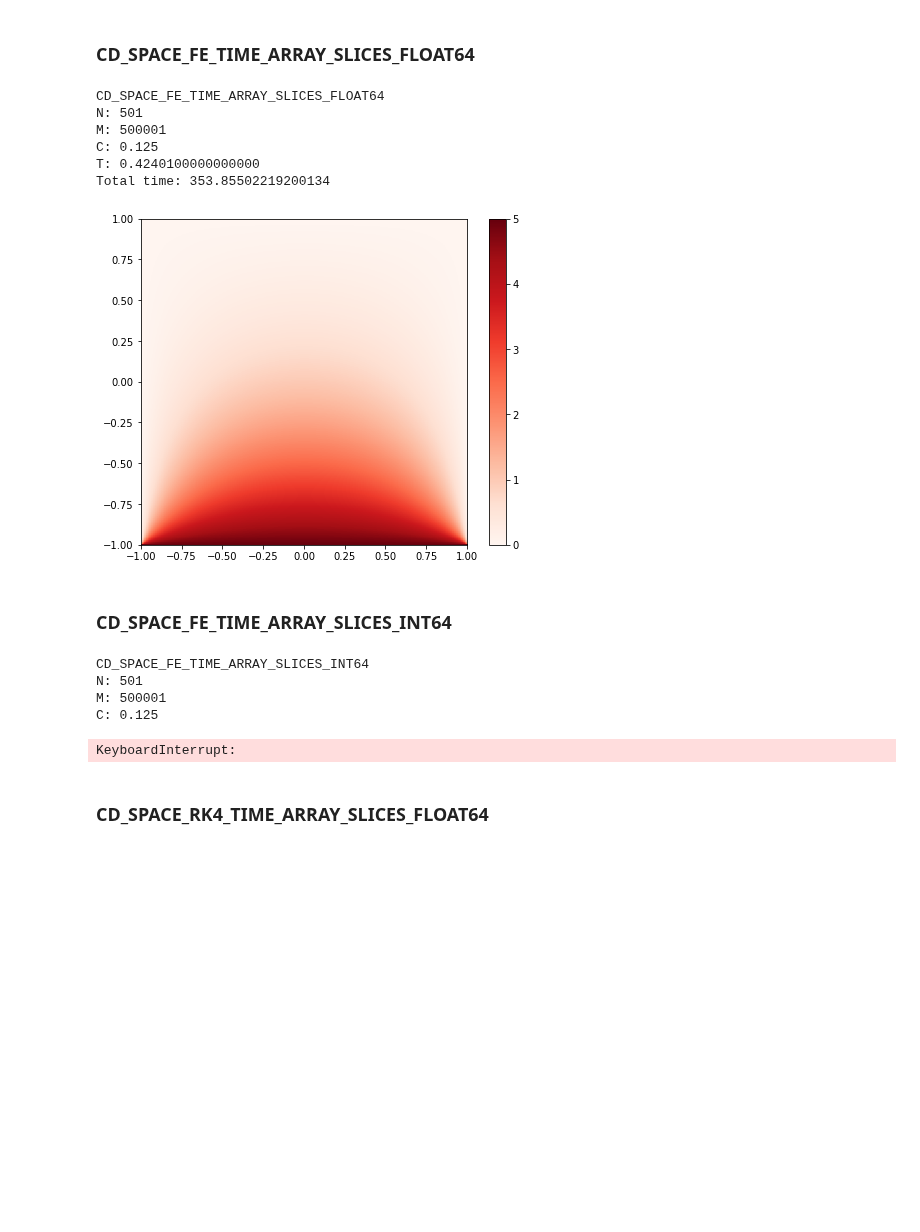
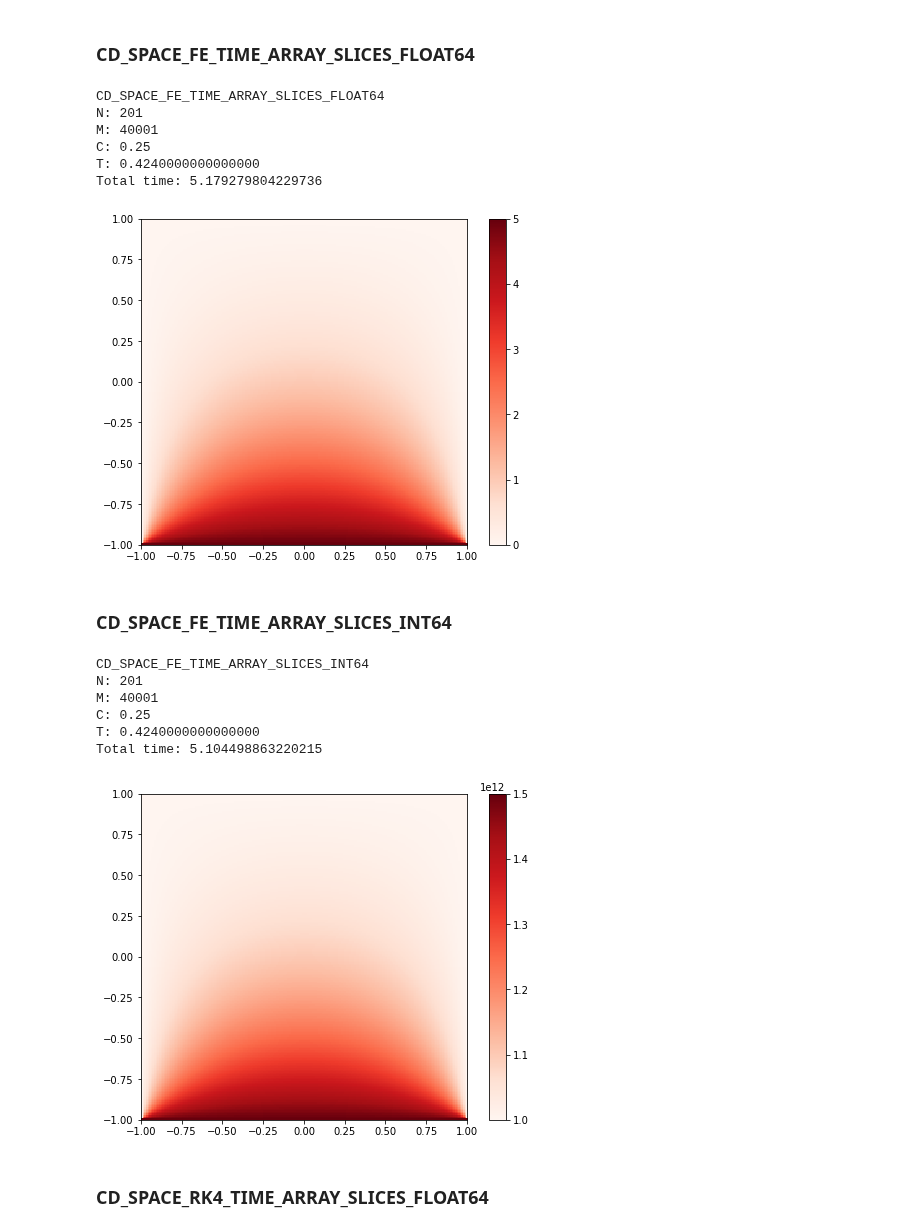
Before and after one commit to johnduffymsc/PHAS0102, a Jupyter notebook: assignment-4.ipynb, the cells around one changed output. Cells and saved outputs as stored; diff of their text form; code cells hidden in the pictures; blank space fills up the shorter version.

```diff
--- a/assignment-4.ipynb
+++ b/assignment-4.ipynb
@@ -273,8 +294,8 @@ Total time: 20.145246982574463
 # %% [markdown]
 ### CD_SPACE_FE_TIME_ARRAY_SLICES_FLOAT64
 # %%
-N = 501
-M = 500001
+N = 201
+M = 40001
 
 print("CD_SPACE_FE_TIME_ARRAY_SLICES_FLOAT64")
 print("N: {}".format(N))
@@ -299,44 +320,46 @@ print("Total time: {0}".format(t.interval))
 plot(u)
 # %% [output]
 CD_SPACE_FE_TIME_ARRAY_SLICES_FLOAT64
-N: 501
-M: 500001
-C: 0.125
-T: 0.4240100000000000
-Total time: 353.85502219200134
+N: 201
+M: 40001
+C: 0.25
+T: 0.4240000000000000
+Total time: 5.179279804229736
 [figure]
 # %% [markdown]
 ### CD_SPACE_FE_TIME_ARRAY_SLICES_INT64
 # %%
-N = 501
-M = 500001
+N = 201
+M = 40001
 
 print("CD_SPACE_FE_TIME_ARRAY_SLICES_INT64")
 print("N: {}".format(N))
 print("M: {}".format(M))
 print("C: {}".format(((N - 1) * (N - 1)) / (4 * (M - 1))))
 
 u = np.full((N, N), INT_BIG_0, dtype=np.int64)
 
 u[0, :] = INT_BIG_5
 
 i = 0
 
 with Timer() as t:
     while u[(N - 1) // 2, (N - 1) // 2] < INT_BIG_1:
         u[1:N-1, 1:N-1] = u[1:N-1, 1:N-1] + (u[0:N-2, 1:N-1] + u[2:N, 1:N-1] + u[1:N-1, 0:N-2] + u[1:N-1, 2:N] - 4 * u[1:N-1, 1:N-1]) * (N - 1) * (N - 1) / (4 * (M - 1))
         i = i + 1
 
 print("T: {:.16f}".format(i / (M - 1)))
 print("Total time: {}".format(t.interval))
 
 plot(u)
 # %% [output]
 CD_SPACE_FE_TIME_ARRAY_SLICES_INT64
-N: 501
-M: 500001
-C: 0.125
+N: 201
+M: 40001
+C: 0.25
+T: 0.4240000000000000
+Total time: 5.104498863220215
-KeyboardInterrupt:
+[figure, added]
 # %% [markdown]
 ### CD_SPACE_RK4_TIME_ARRAY_SLICES_FLOAT64
 # %%
```
Also changed, not shown: parts of 8 cells of this notebook.
